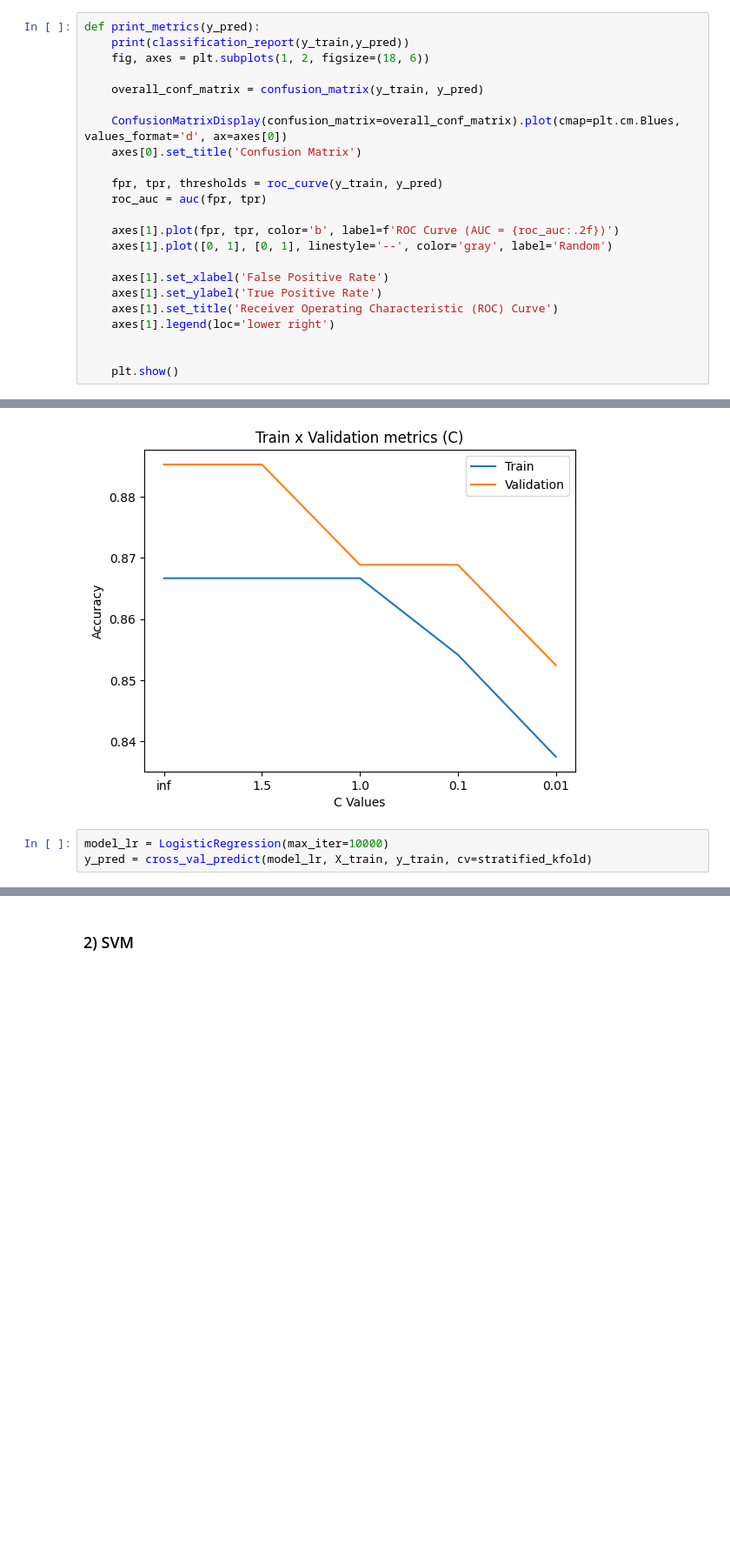
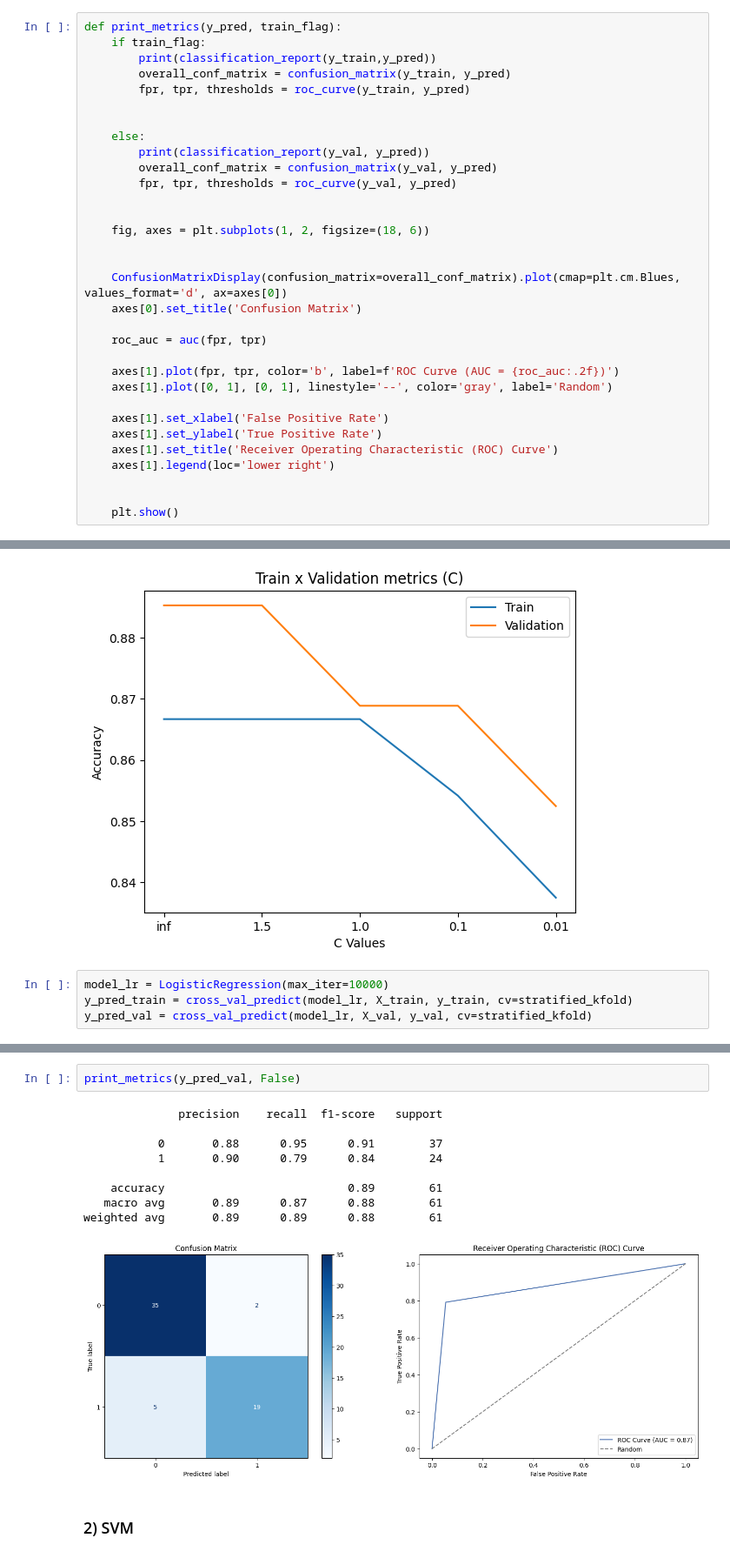
Before and after one commit to boltzman123/Heart-Failure-Disease-Prediction, a Jupyter notebook: Heart_Diesease_Detection.ipynb, the cells around one changed output, grey strips where cells are left out. Shown at 87% size. Drawn from its saved outputs; the diff is of its cells as text; blank space fills up the shorter version.

```diff
--- a/Heart_Diesease_Detection.ipynb
+++ b/Heart_Diesease_Detection.ipynb
@@ -564,16 +564,25 @@ def find_hyperparameters(parameter_list, model, hyperparameter_name, scaled, dim
     plt.legend(['Train', 'Validation'])
     plt.show()
 # %%
-def print_metrics(y_pred):
-    print(classification_report(y_train,y_pred))
+def print_metrics(y_pred, train_flag):
+    if train_flag:
+        print(classification_report(y_train,y_pred))
+        overall_conf_matrix = confusion_matrix(y_train, y_pred)
+        fpr, tpr, thresholds = roc_curve(y_train, y_pred)
+
+
+    else:
+        print(classification_report(y_val, y_pred))
+        overall_conf_matrix = confusion_matrix(y_val, y_pred)
+        fpr, tpr, thresholds = roc_curve(y_val, y_pred)
+
+
     fig, axes = plt.subplots(1, 2, figsize=(18, 6))
 
-    overall_conf_matrix = confusion_matrix(y_train, y_pred)
 
     ConfusionMatrixDisplay(confusion_matrix=overall_conf_matrix).plot(cmap=plt.cm.Blues, values_format='d', ax=axes[0])
     axes[0].set_title('Confusion Matrix')
 
-    fpr, tpr, thresholds = roc_curve(y_train, y_pred)
     roc_auc = auc(fpr, tpr)
 
     axes[1].plot(fpr, tpr, color='b', label=f'ROC Curve (AUC = {roc_auc:.2f})')
@@ -610,4 +619,5 @@ find_hyperparameters(model=LogisticRegression, parameter_list=alphas, hyperparam
 [figure]
 # %%
 model_lr = LogisticRegression(max_iter=10000)
-y_pred = cross_val_predict(model_lr, X_train, y_train, cv=stratified_kfold)
+y_pred_train = cross_val_predict(model_lr, X_train, y_train, cv=stratified_kfold)
+y_pred_val = cross_val_predict(model_lr, X_val, y_val, cv=stratified_kfold)
@@ -626,3 +636,15 @@ weighted avg       0.82      0.82      0.82       240
+# %%
+print_metrics(y_pred_val, False)
+# %% [output]
+              precision    recall  f1-score   support
+
+           0       0.88      0.95      0.91        37
+           1       0.90      0.79      0.84        24
+
+    accuracy                           0.89        61
+   macro avg       0.89      0.87      0.88        61
+weighted avg       0.89      0.89      0.88        61
+[figure, added]
 # %% [markdown]
 <h3>2) SVM</h3>
 # %%
```
Also changed, not shown: parts of 18 cells of this notebook.
